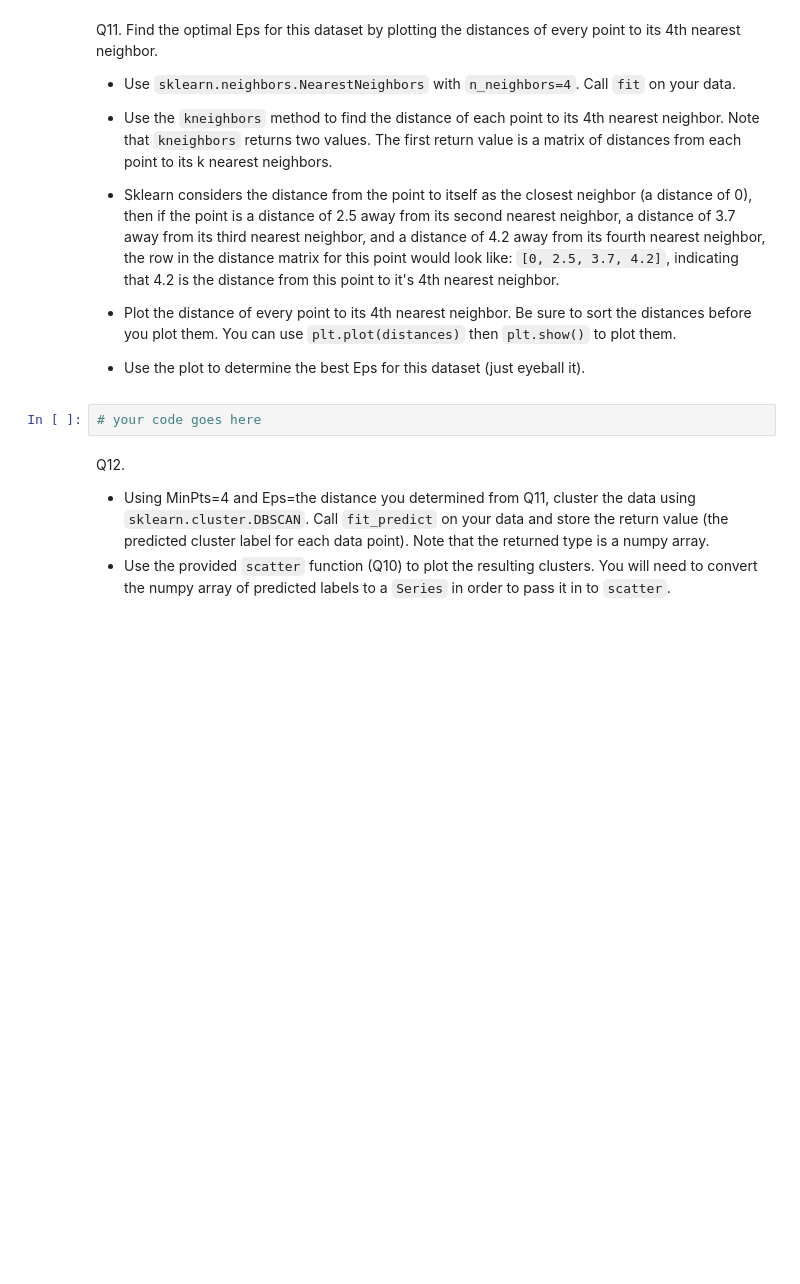
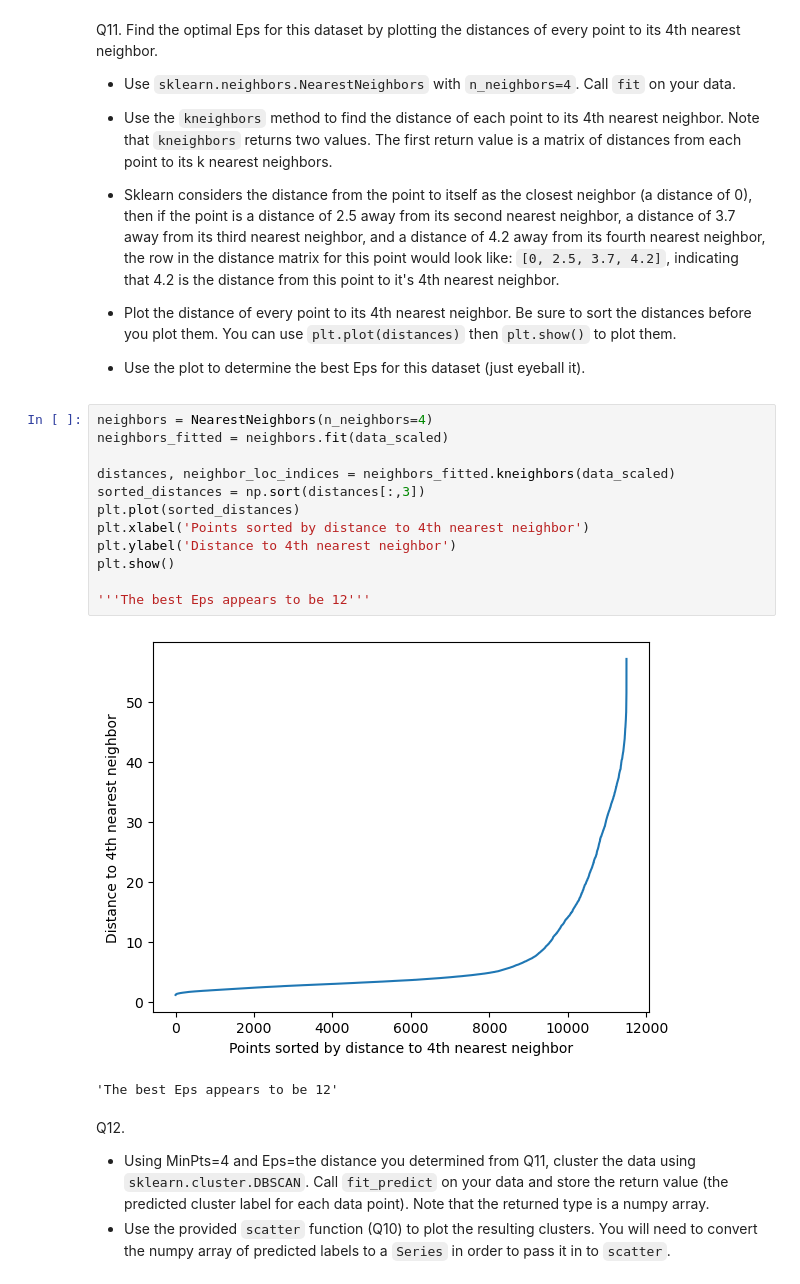
Before and after one commit to alantientran/ML-Clustering, a Jupyter notebook: HW5 - Clustering.ipynb, the cells around one changed output. Drawn from its saved outputs; the diff is of its cells as text; blank space fills up the shorter version.

```diff
--- a/HW5 - Clustering.ipynb
+++ b/HW5 - Clustering.ipynb
@@ -304,8 +324,21 @@ Q11. Find the optimal Eps for this dataset by plotting the distances of every po
 
 * Plot the distance of every point to its 4th nearest neighbor. Be sure to sort the distances before you plot them. You can use `plt.plot(distances)` then `plt.show()` to plot them.
 * Use the plot to determine the best Eps for this dataset (just eyeball it).
-# %%
-# your code goes here
+# %%
+neighbors = NearestNeighbors(n_neighbors=4)
+neighbors_fitted = neighbors.fit(data_scaled)
+
+distances, neighbor_loc_indices = neighbors_fitted.kneighbors(data_scaled)
+sorted_distances = np.sort(distances[:,3])
+plt.plot(sorted_distances)
+plt.xlabel('Points sorted by distance to 4th nearest neighbor')
+plt.ylabel('Distance to 4th nearest neighbor')
+plt.show()
+
+'''The best Eps appears to be 12'''
+# %% [output]
+[figure, added]
+'The best Eps appears to be 12'
 # %% [markdown]
 Q12.
 * Using MinPts=4 and Eps=the distance you determined from Q11, cluster the data using `sklearn.cluster.DBSCAN`. Call `fit_predict` on your data and store the return value (the predicted cluster label for each data point). Note that the returned type is a numpy array.
```
Also changed, not shown: parts of 5 cells of this notebook.
